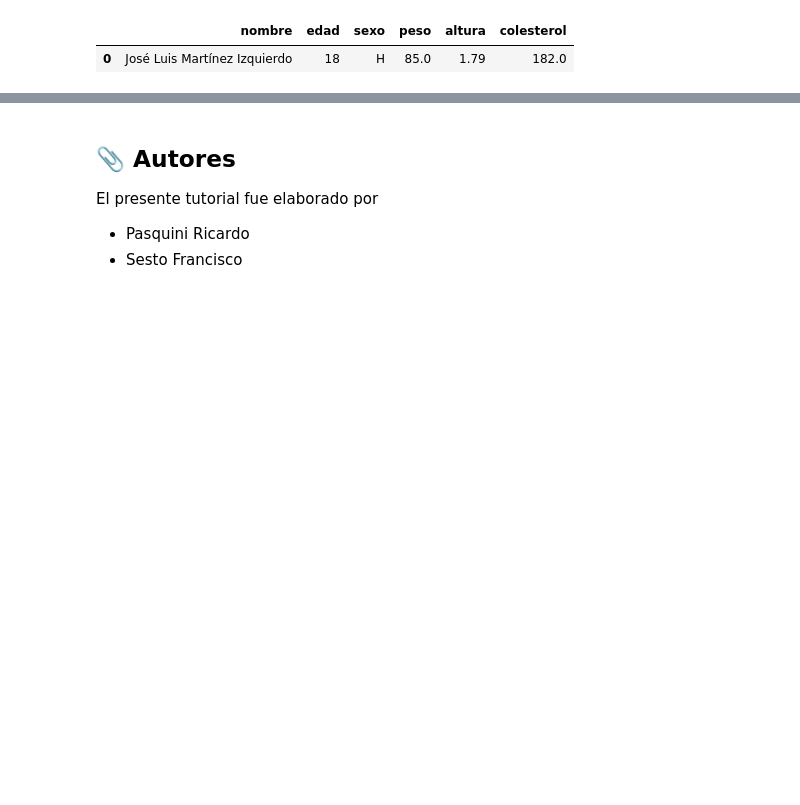
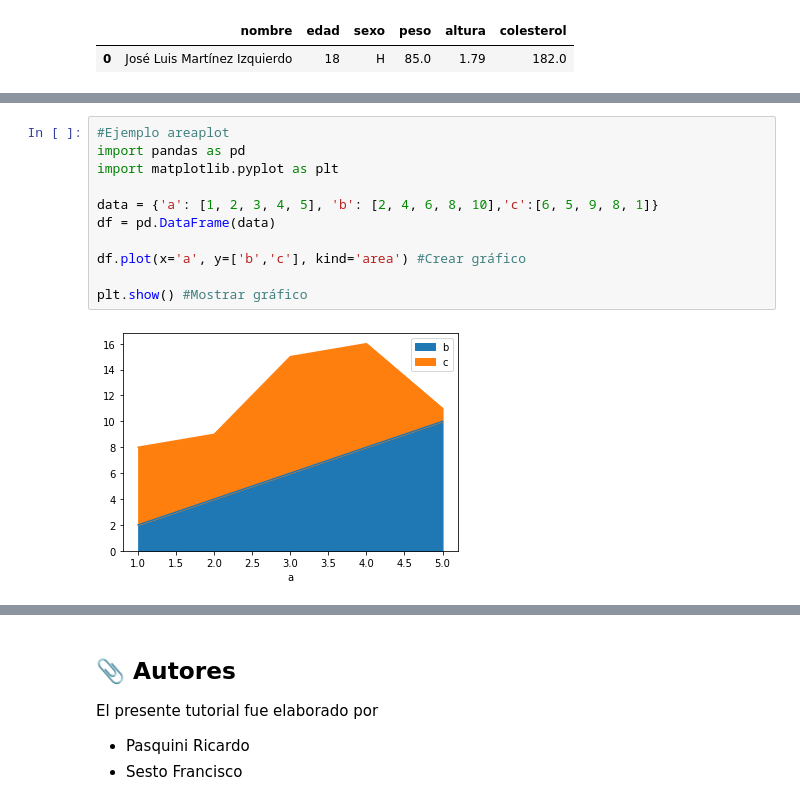
Before and after one commit to rpasquini/econometria, a Jupyter notebook: notebooks/Pandas_Austral.ipynb, the cells around one changed output, grey strips where cells are left out. Cells and saved outputs as stored; diff of their text form; blank space fills up the shorter version.

```diff
--- a/notebooks/Pandas_Austral.ipynb
+++ b/notebooks/Pandas_Austral.ipynb
@@ -837,0 +940,13 @@ df.groupby(['sexo','edad']).get_group(('H',18))
+# %%
+#Ejemplo areaplot
+import pandas as pd
+import matplotlib.pyplot as plt
+
+data = {'a': [1, 2, 3, 4, 5], 'b': [2, 4, 6, 8, 10],'c':[6, 5, 9, 8, 1]}
+df = pd.DataFrame(data)
+
+df.plot(x='a', y=['b','c'], kind='area') #Crear gráfico
+
+plt.show() #Mostrar gráfico
+# %% [output]
+[figure, added]
```
Also changed, not shown: parts of 21 cells of this notebook.
